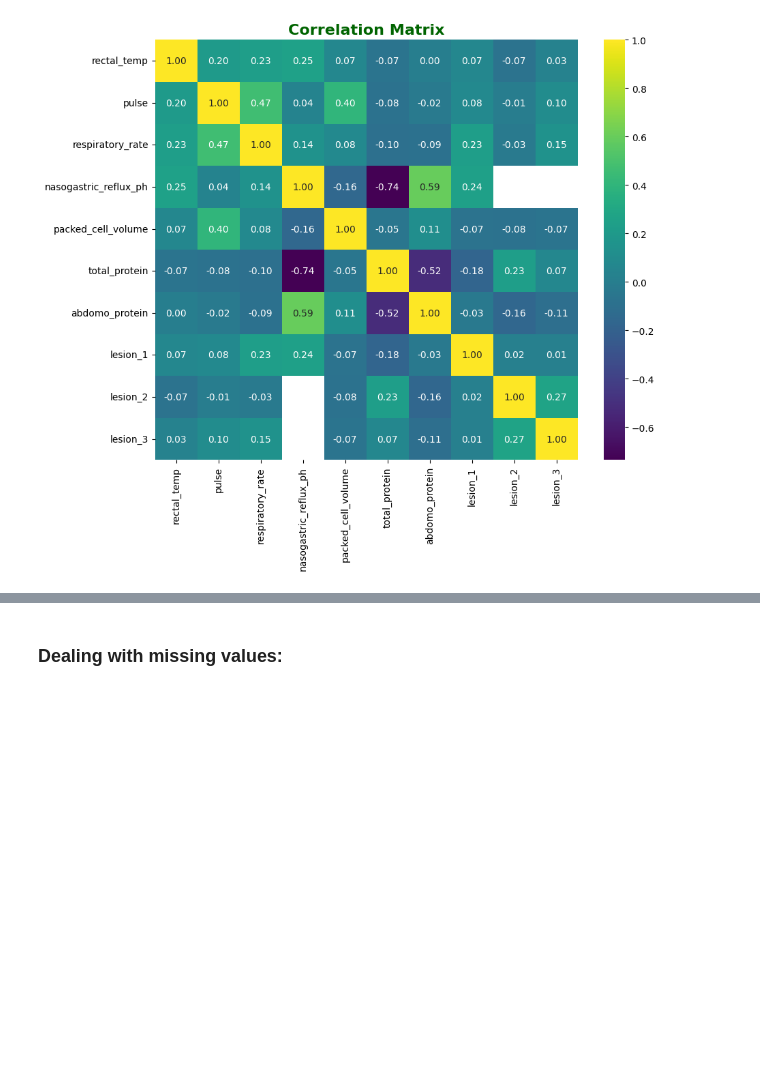
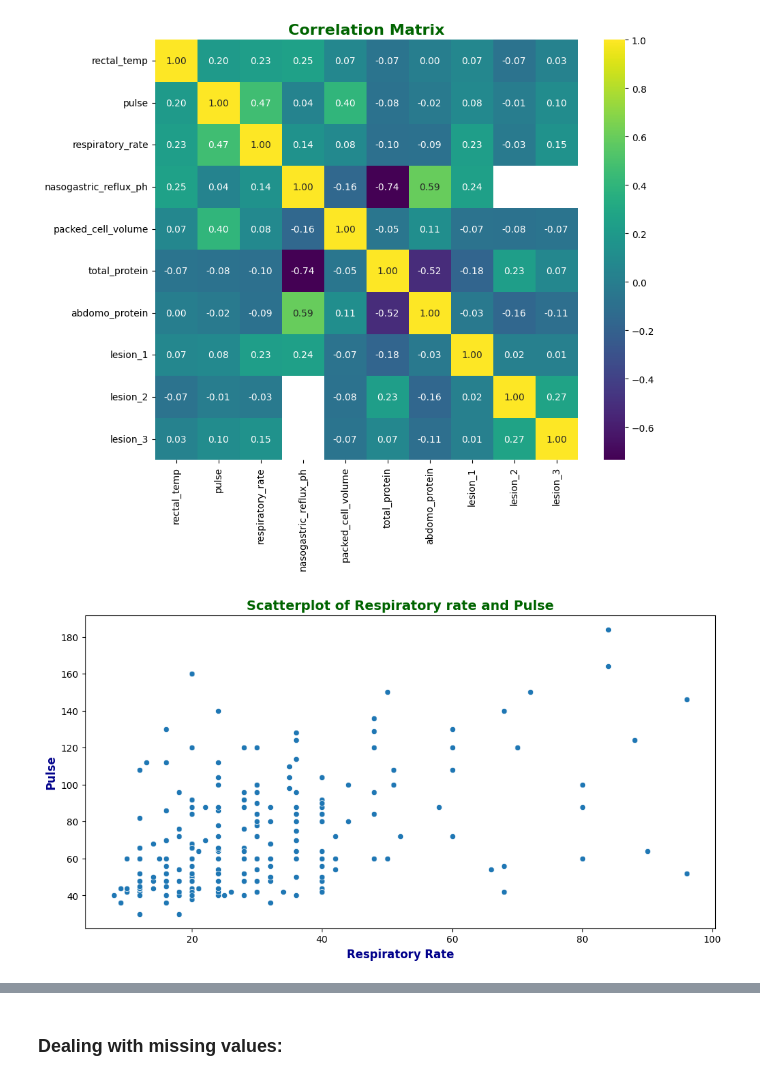
Before and after one commit to MehranZdi/horse_survival, a Jupyter notebook: horse_survival.ipynb, the cells around one changed output, grey strips where cells are left out. Cells and saved outputs as stored; diff of their text form; code cells hidden in the pictures; blank space fills up the shorter version.

Commit message:
add plots according to correlation matrix.

```diff
--- a/horse_survival.ipynb
+++ b/horse_survival.ipynb
@@ -235,3 +247,14 @@ plt.savefig('Correlation Matrix.png')
 plt.show()
 # %% [output]
 [figure]
+# %%
+plt.figure(figsize=(12, 6))
+sns.scatterplot(x='respiratory_rate', y='pulse', data=data)
+plt.title('Scatterplot of Respiratory rate and Pulse', fontsize=14, fontweight='bold',color = 'darkgreen')
+plt.xlabel('Respiratory Rate', fontsize=12, fontweight='bold',color = 'darkblue')
+plt.ylabel('Pulse', fontsize=12, fontweight='bold',color = 'darkblue')
+# plt.legend(title='Outcome', fontsize=10)
+# plt.savefig('Scatterplot of Respiratory Rate vs Pulse.png')
+plt.show()
+# %% [output]
+[figure, added]
```
Also changed, not shown: parts of 3 cells of this notebook.
